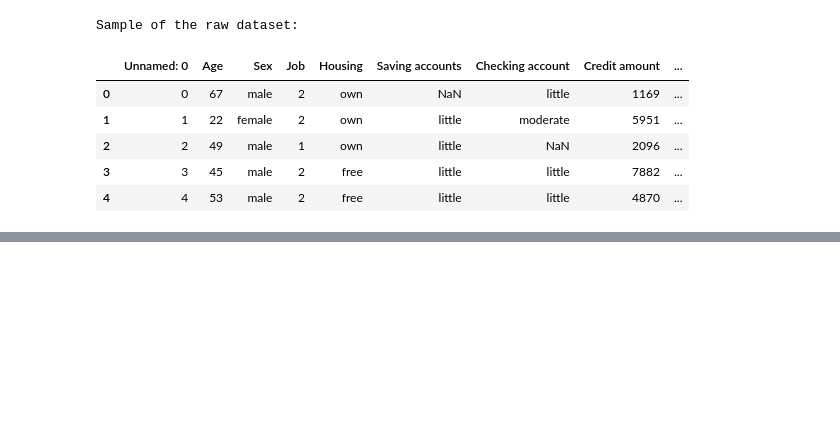
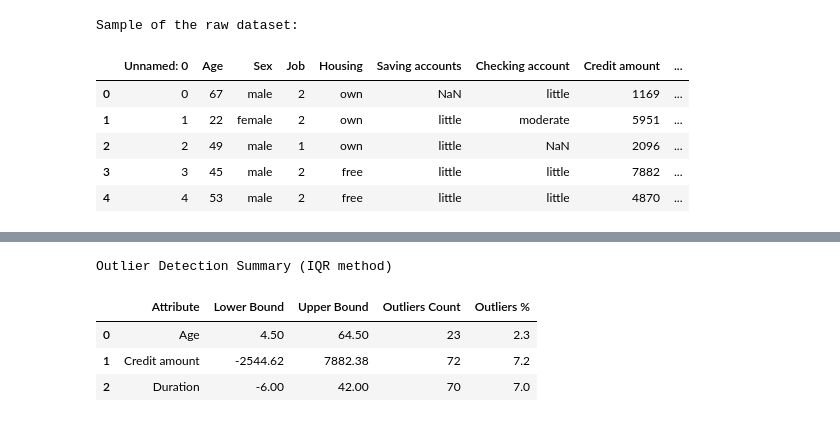
Before and after one commit to saraalmazroa/-IT326-DataMining-Project-, a Jupyter notebook: Phase1.ipynb, the cells around one changed output, grey strips where cells are left out. Cells and saved outputs as stored; diff of their text form; code cells hidden in the pictures; blank space fills up the shorter version.

```diff
--- a/Phase1.ipynb
+++ b/Phase1.ipynb
@@ -172,0 +234,31 @@ Sample of the raw dataset:
+# %%
+# 3) Outlier Detection using the IQR method
+numeric_cols = ['Age', 'Credit amount', 'Duration']
+
+results = []
+
+for col in numeric_cols:
+    Q1 = df[col].quantile(0.25)
+    Q3 = df[col].quantile(0.75)
+    IQR = Q3 - Q1
+    lower_bound = Q1 - 1.5 * IQR
+    upper_bound = Q3 + 1.5 * IQR
+    outliers = df[(df[col] < lower_bound) | (df[col] > upper_bound)]
+
+    results.append({
+        'Attribute': col,
+        'Lower Bound': round(lower_bound, 2),
+        'Upper Bound': round(upper_bound, 2),
+        'Outliers Count': len(outliers),
+        'Outliers %': round(len(outliers) / len(df) * 100, 2)
+    })
+
+outlier_df = pd.DataFrame(results)
+print("Outlier Detection Summary (IQR method)")
+display(outlier_df)
+# %% [output]
+Outlier Detection Summary (IQR method)
+|  | Attribute | Lower Bound | Upper Bound | Outliers Count | Outliers % |
+| 0 | Age | 4.50 | 64.50 | 23 | 2.3 |
+| 1 | Credit amount | -2544.62 | 7882.38 | 72 | 7.2 |
+| 2 | Duration | -6.00 | 42.00 | 70 | 7.0 |
```
Also changed, not shown: parts of 11 cells of this notebook.
